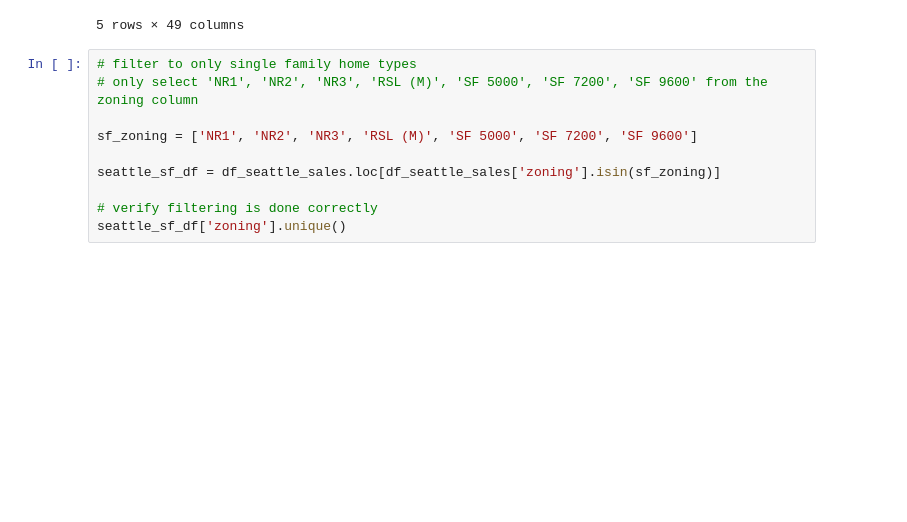
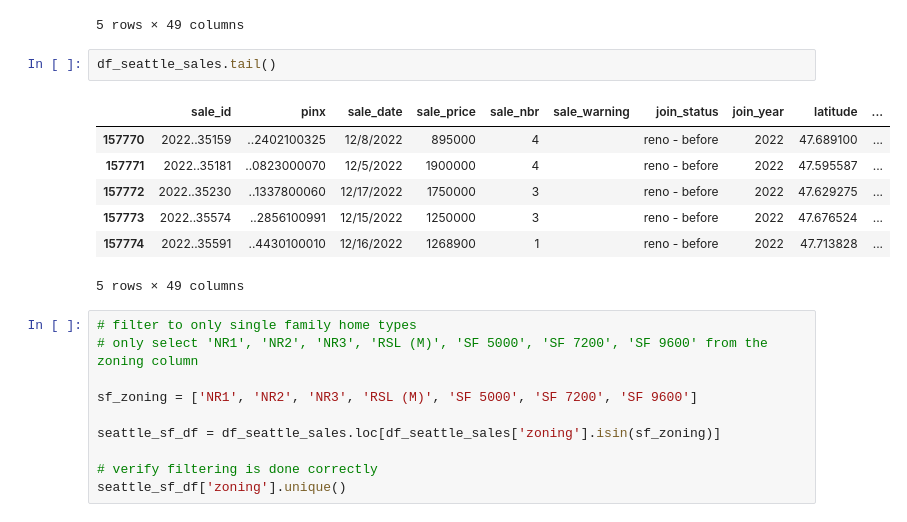
Before and after one commit to ai-bevo/Final-Austin-Housing-Market, a Jupyter notebook: ML_analysis.ipynb, the cells around one changed output. Drawn from its saved outputs; the diff is of its cells as text; blank space fills up the shorter version.

Commit message:
18-22 Seattle data

```diff
--- a/ML_analysis.ipynb
+++ b/ML_analysis.ipynb
@@ -166,6 +166,16 @@ df_seattle_sales.head()
 | 3 | 1999..1354 | ..3336001680 | 1/14/1999 | 160000 | 1 |  | demo | 1999 | 47.526324 | ... |
 | 4 | 1999..1424 | ..7857000705 | 1/19/1999 | 135000 | 1 |  | demo | 1999 | 47.550687 | ... |
 5 rows × 49 columns
+# %%
+df_seattle_sales.tail()
+# %% [output]
+|  | sale_id | pinx | sale_date | sale_price | sale_nbr | sale_warning | join_status | join_year | latitude | ... |
+| 157770 | 2022..35159 | ..2402100325 | 12/8/2022 | 895000 | 4 |  | reno - before | 2022 | 47.689100 | ... |
+| 157771 | 2022..35181 | ..0823000070 | 12/5/2022 | 1900000 | 4 |  | reno - before | 2022 | 47.595587 | ... |
+| 157772 | 2022..35230 | ..1337800060 | 12/17/2022 | 1750000 | 3 |  | reno - before | 2022 | 47.629275 | ... |
+| 157773 | 2022..35574 | ..2856100991 | 12/15/2022 | 1250000 | 3 |  | reno - before | 2022 | 47.676524 | ... |
+| 157774 | 2022..35591 | ..4430100010 | 12/16/2022 | 1268900 | 1 |  | reno - before | 2022 | 47.713828 | ... |
+5 rows × 49 columns
 # %%
 # filter to only single family home types
 # only select 'NR1', 'NR2', 'NR3', 'RSL (M)', 'SF 5000', 'SF 7200', 'SF 9600' from the zoning column
```
Also changed, not shown: parts of 2 cells of this notebook, 5 other files.
